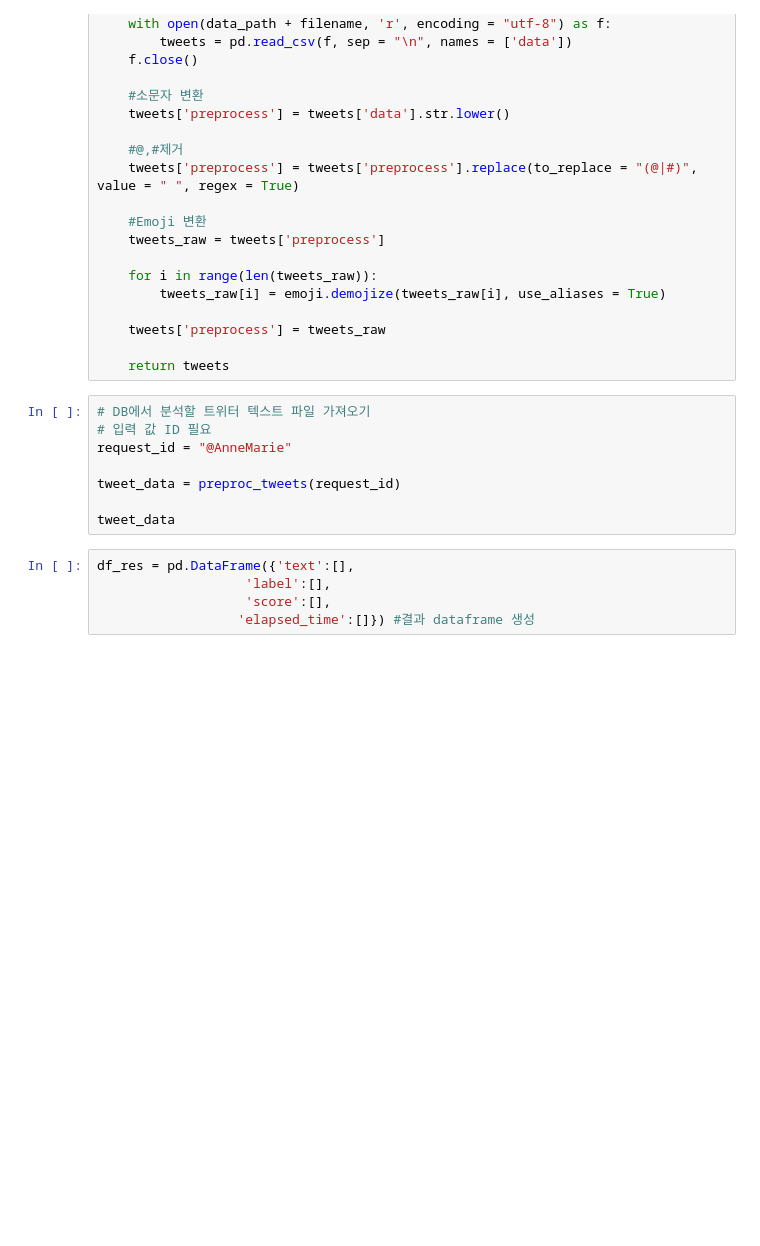
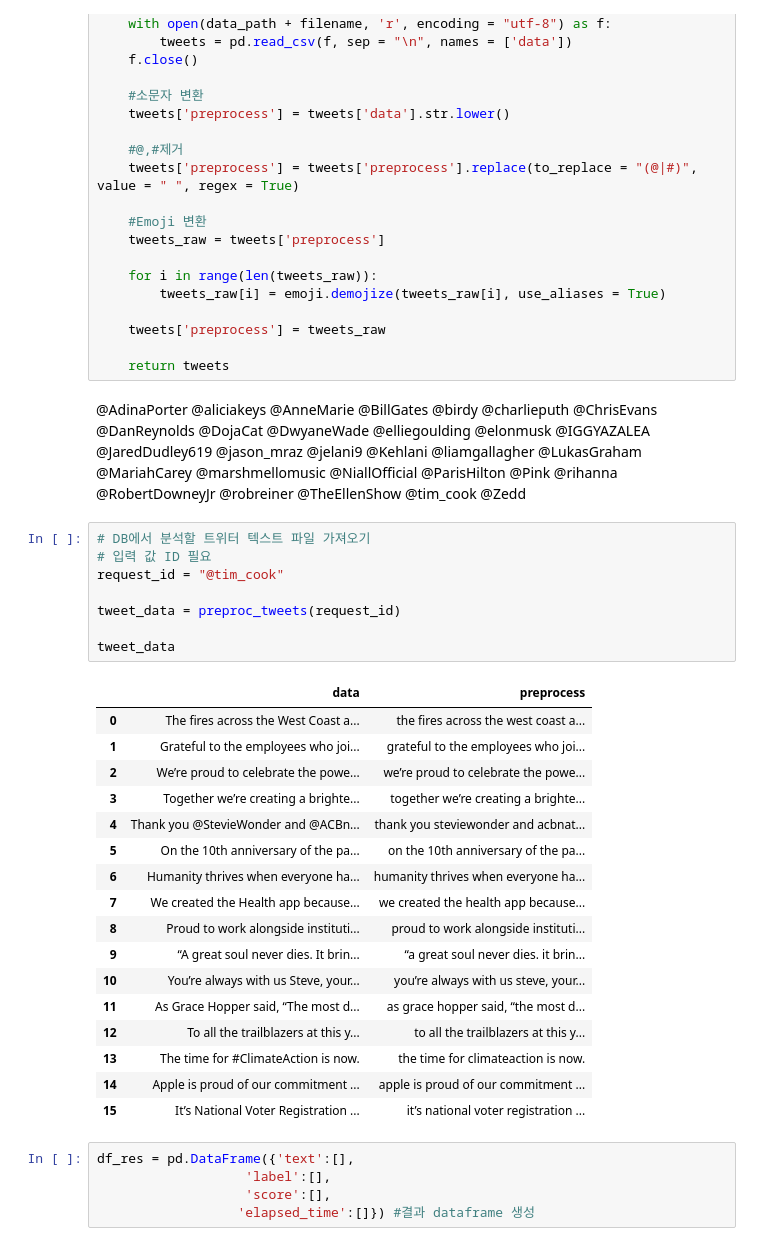
Before and after one commit to Capstone-team2-16s/capstone_team2, a Jupyter notebook: TEXTCNN_기존/textCNN.ipynb, the cells around one changed output. Drawn from its saved outputs; the diff is of its cells as text; blank space fills up the shorter version.

```diff
--- a/TEXTCNN_기존/textCNN.ipynb
+++ b/TEXTCNN_기존/textCNN.ipynb
@@ -205,14 +242,63 @@ def preproc_tweets(request_id):
     tweets['preprocess'] = tweets_raw
 
     return tweets
+# %% [markdown]
+@AdinaPorter
+@aliciakeys
+@AnneMarie
+@BillGates
+@birdy
+@charlieputh
+@ChrisEvans
+@DanReynolds
+@DojaCat
+@DwyaneWade
+@elliegoulding
+@elonmusk
+@IGGYAZALEA
+@JaredDudley619
+@jason_mraz
+@jelani9
+@Kehlani
+@liamgallagher
+@LukasGraham
+@MariahCarey
+@marshmellomusic
+@NiallOfficial
+@ParisHilton
+@Pink
+@rihanna
+@RobertDowneyJr
+@robreiner
+@TheEllenShow
+@tim_cook
+@Zedd
 # %%
 # DB에서 분석할 트위터 텍스트 파일 가져오기
 # 입력 값 ID 필요
-request_id = "@AnneMarie"
+request_id = "@tim_cook"
 
 tweet_data = preproc_tweets(request_id)
 
 tweet_data
+# %% [output]
+|  | data | preprocess |
+| 0 | The fires across the West Coast a... | the fires across the west coast a... |
+| 1 | Grateful to the employees who joi... | grateful to the employees who joi... |
+| 2 | We’re proud to celebrate the powe... | we’re proud to celebrate the powe... |
+| 3 | Together we’re creating a brighte... | together we’re creating a brighte... |
+| 4 | Thank you @StevieWonder and @ACBn... | thank you steviewonder and acbnat... |
+| 5 | On the 10th anniversary of the pa... | on the 10th anniversary of the pa... |
+| 6 | Humanity thrives when everyone ha... | humanity thrives when everyone ha... |
+| 7 | We created the Health app because... | we created the health app because... |
+| 8 | Proud to work alongside instituti... | proud to work alongside instituti... |
+| 9 | “A great soul never dies. It brin... | “a great soul never dies. it brin... |
+| 10 | You’re always with us Steve, your... | you’re always with us steve, your... |
+| 11 | As Grace Hopper said, “The most d... | as grace hopper said, “the most d... |
+| 12 | To all the trailblazers at this y... | to all the trailblazers at this y... |
+| 13 | The time for #ClimateAction is now. | the time for climateaction is now. |
+| 14 | Apple is proud of our commitment ... | apple is proud of our commitment ... |
+| 15 | It’s National Voter Registration ... | it’s national voter registration ... |
 # %%
 df_res = pd.DataFrame({'text':[],
                    'label':[],
```
Also changed, not shown: parts of 12 cells of this notebook, 1 other file.
